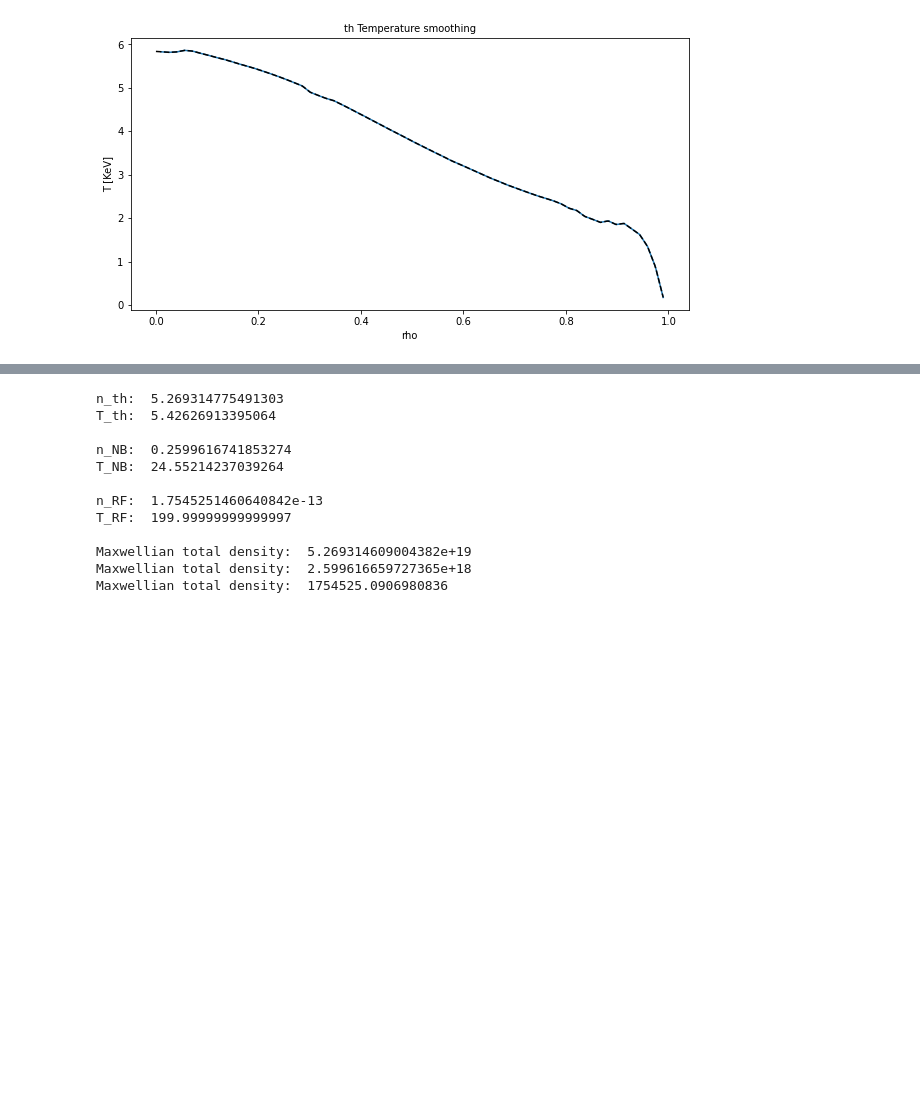
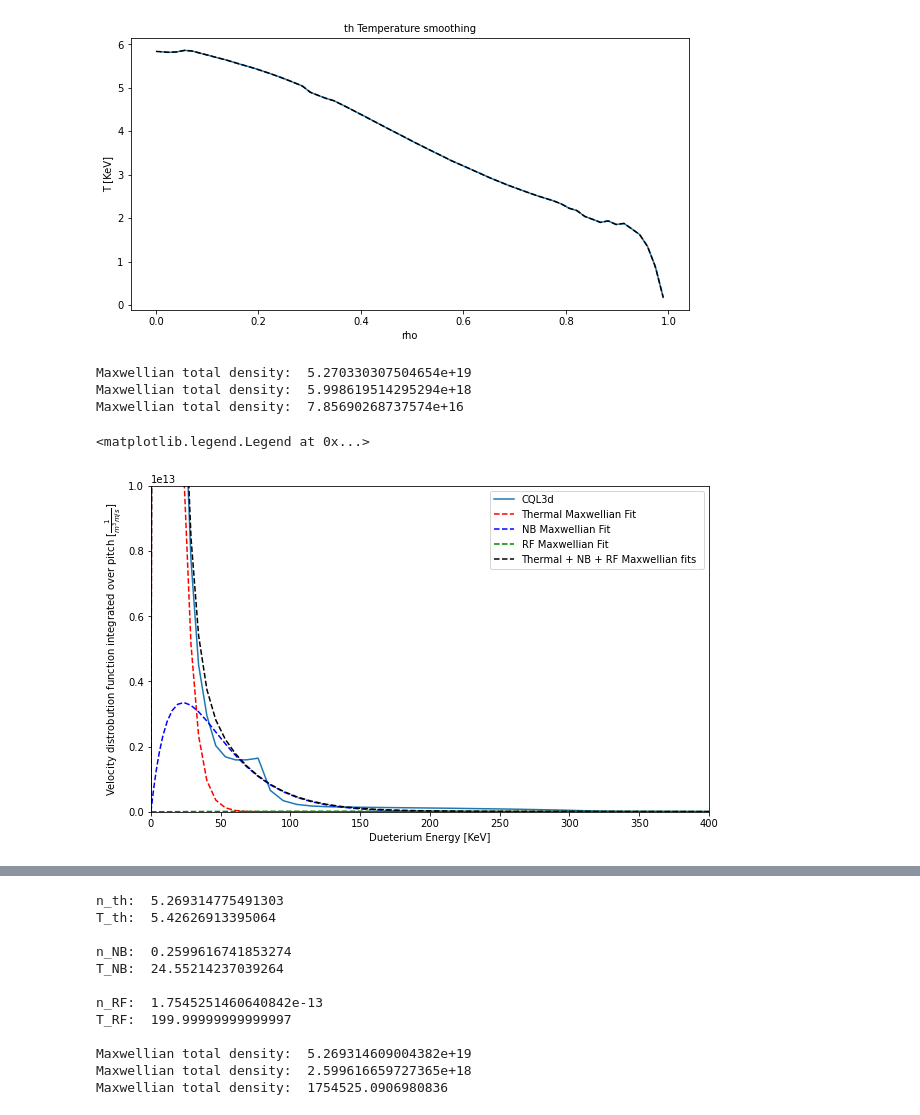
Before and after one commit to vandelij/genray_cql3d_plots, a Jupyter notebook: shots/147634/scan_beam_and_RF/beam_5_RF_testing/make_distrobution.ipynb, the cells around one changed output, grey strips where cells are left out. Saved outputs shown, nothing was run; the diff lists cells and outputs as text; code cells hidden in the pictures; blank space fills up the shorter version.

```diff
--- a/shots/147634/scan_beam_and_RF/beam_5_RF_testing/make_distrobution.ipynb
+++ b/shots/147634/scan_beam_and_RF/beam_5_RF_testing/make_distrobution.ipynb
@@ -1248,6 +1248,40 @@ plt.title('th Temperature smoothing')
 # %% [output]
 Text(0.5, 1.0, 'th Temperature smoothing')
 [figure]
+# %%
+# check to see if it really is a good fit for the distrobution functions
+rhoindex = 8
+
+Tth = interp1d(rho_fine, Tth_tosave_kev)(rho[rhoindex])
+TNB = interp1d(rho_fine, TNB_tosave_kev)(rho[rhoindex])
+TRF = 150
+
+nth = interp1d(rho_fine, nth_tosave_metric)(rho[rhoindex])/1e19
+nNB = interp1d(rho_fine, nNB_tosave_metric)(rho[rhoindex])/1e19
+nRF = interp1d(rho_fine, nRF_tosave_metric)(rho[rhoindex])/1e19
+
+integrated_over_pitch = integrated_over_pitch_array[rhoindex]
+
+plt.figure(figsize=(10,6))
+plt.plot(enerkev, integrated_over_pitch, label='CQL3d')
+
+max_energy_gridTH, max_TH = plot_maxwell_given_n_T_enerkev(nth*1e19, Tth, enerkev, plotlog=False, color='red', label='Thermal Maxwellian Fit')
+max_energy_gridNB, max_NB = plot_maxwell_given_n_T_enerkev(nNB*1e19, TNB, enerkev, plotlog=False, color='blue', label='NB Maxwellian Fit')
+max_energy_gridRF, max_RF = plot_maxwell_given_n_T_enerkev(nRF*1e19, TRF, enerkev, plotlog=False, color='green', label='RF Maxwellian Fit')
+
+
+plt.plot(enerkev,  max_TH + max_NB + max_RF, '--', label='Thermal + NB + RF Maxwellian fits ', color='black')
+plt.xlabel('Dueterium Energy [KeV]')
+plt.ylabel(r'Velocity distrobution function integrated over pitch [$\frac{1}{m^3 m/s}$]')
+plt.xlim(0, 400)
+plt.ylim(0, (1e13))
+plt.legend()
+# %% [output]
+Maxwellian total density:  5.270330307504654e+19
+Maxwellian total density:  5.998619514295294e+18
+Maxwellian total density:  7.85690268737574e+16
+<matplotlib.legend.Legend at 0x...>
+[figure, added]
 # %%
 # check to see if it really is a good fit for the distrobution functions
 rhoindex = 20
```
Also changed, not shown: parts of 1 cell of this notebook.
